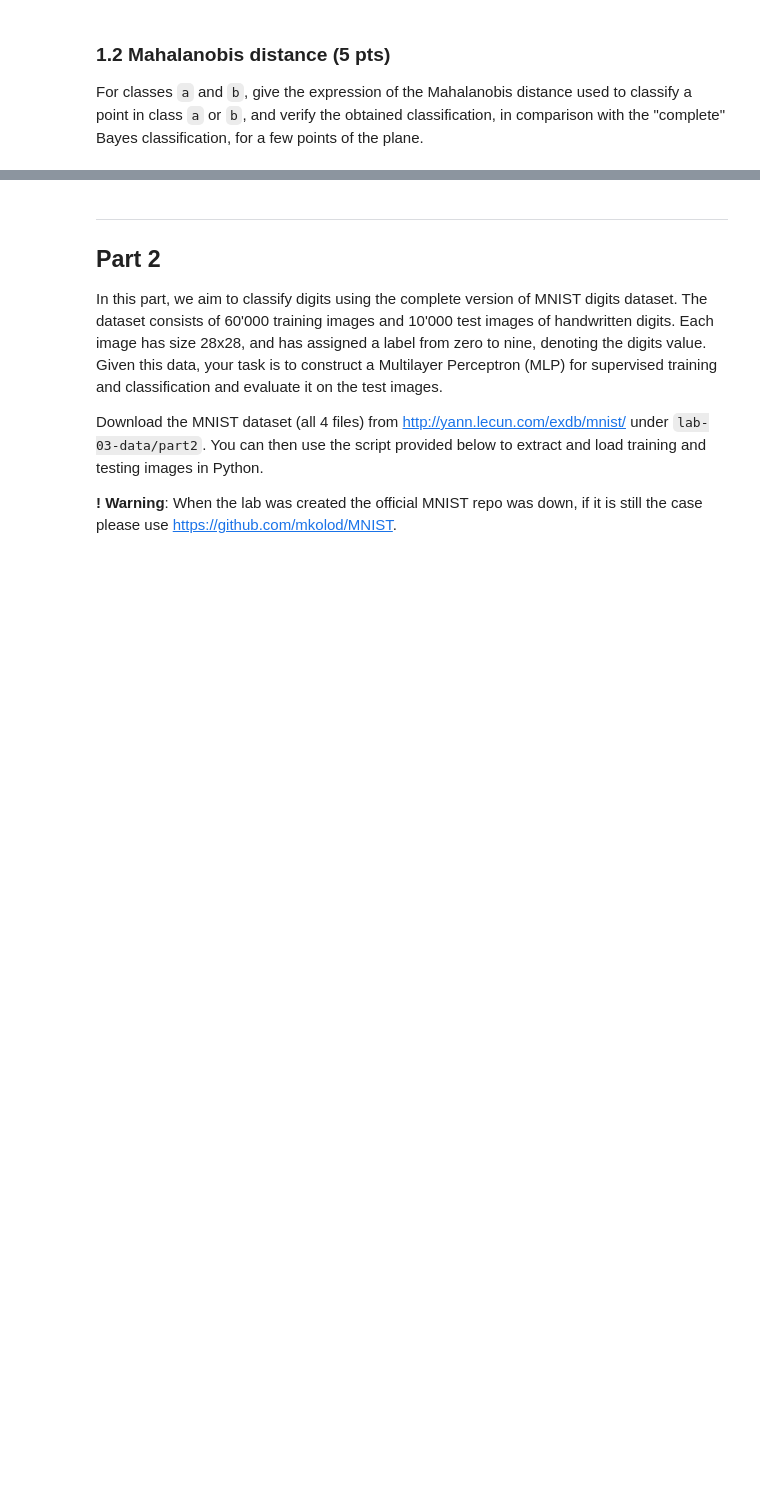
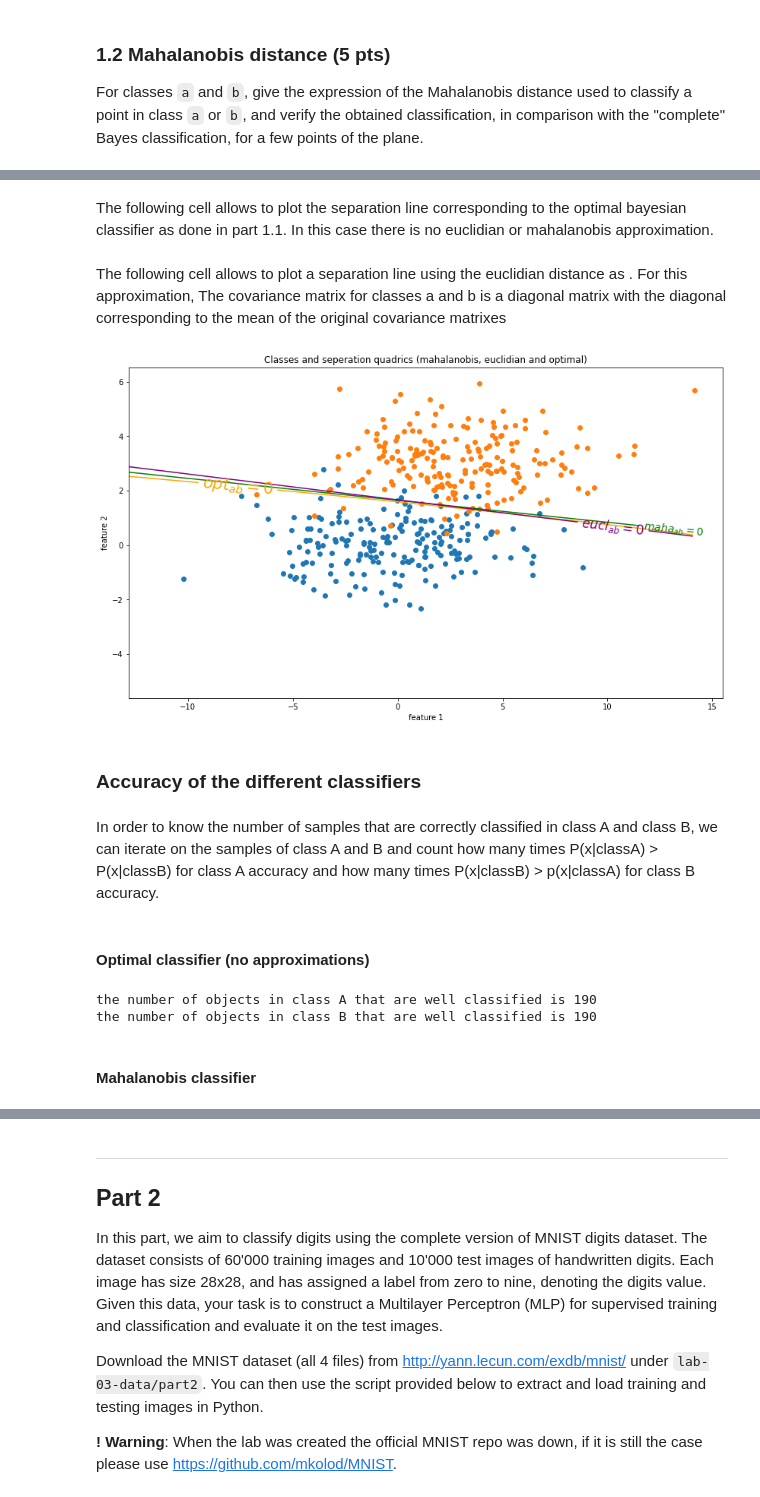
Before and after one commit to melina-chrys/IAPR-squad-lab, a Jupyter notebook: Lab3/lab_03_classification.ipynb, the cells around one changed output, grey strips where cells are left out. Drawn from its saved outputs; the diff is of its cells as text; code cells hidden in the pictures; blank space fills up the shorter version.

Commit message:
Complete part 1.2

```diff
--- a/Lab3/lab_03_classification.ipynb
+++ b/Lab3/lab_03_classification.ipynb
@@ -231,0 +232,6 @@ For classes `a` and `b`, give the expression of the Mahalanobis distance used to
+# %%
+def mahalanobis(x, mean, cov):
+    x = np.array(x)
+    mean = np.array(mean)
+    cov = np.array(cov)
+    return np.sqrt(np.dot(np.dot(np.transpose(x-mean), np.linalg.inv(cov)), x-mean))
@@ -231,0 +260,67 @@ For classes `a` and `b`, give the expression of the Mahalanobis distance used to
+# %% [markdown]
+The following cell allows to plot the separation line corresponding to the optimal bayesian classifier as done in part 1.1. In this case there is no euclidian or mahalanobis approximation.
+# %%
+g_a = [discriminant(x, mean_a, cov_a) for x in list(meshgrid_ab)]
+g_b = [discriminant(x, mean_b, cov_b) for x in list(meshgrid_ab)]
+g_ab = np.array(g_a)-np.array(g_b) # Optimal seperation curve to be plotted
+# %% [markdown]
+The following cell allows to plot a separation line using the euclidian distance as . For this approximation, The covariance matrix for classes a and b is a diagonal matrix with the diagonal corresponding to the mean of the original covariance matrixes
+# %%
+def euclidian(x, mean, cov):
+    x = np.array(x)
+    mean = np.array(mean)
+    cov = np.array(cov)
+    g = -0.5*np.dot(np.dot(np.transpose(x-mean), np.linalg.inv(cov)), x-mean) + math.log(1/(2*math.pi*(np.linalg.det(cov)**0.5)))
+    return g
+
+cov_ab_eucl = cov_ab_maha
+cov_ab_eucl[0,1] = 0
+cov_ab_eucl[1,0] = 0
+
+eucl_a = [euclidian(x, mean_a, cov_ab_eucl) for x in list(meshgrid_ab)]
+eucl_b = [discriminant(x, mean_b, cov_ab_eucl) for x in list(meshgrid_ab)]
+eucl_ab = np.array(eucl_a)-np.array(eucl_b) # Euclidien curve to be plotted
+# %%
+# This cell plots all the seperation lines
+plt.subplots(figsize=(14,8))
+plt.scatter(a[:,0], a[:,1])
+plt.scatter(b[:,0], b[:,1])
+plt.title("Classes and seperation quadrics (mahalanobis, euclidian and optimal)")
+plt.xlabel("feature 1")
+plt.ylabel("feature 2")
+
+maha_contour_ab = plt.contour(gridF1_maha, gridF2_maha, maha_ab.reshape(gridF1_maha.shape),0, colors = "green")
+g_contour_ab = plt.contour(gridF1_maha, gridF2_maha, g_ab.reshape(gridF1_maha.shape),0, colors = "orange")
+eucl_contour_ab = plt.contour(gridF1_maha, gridF2_maha, eucl_ab.reshape(gridF1_maha.shape),0, colors = "purple")
+
+plt.clabel(maha_contour_ab, inline=True, fmt='$maha_{ab} = 0$', fontsize=14)
+plt.clabel(g_contour_ab, inline=True, fmt='$opt_{ab} = 0$', fontsize=21)
+plt.clabel(eucl_contour_ab, inline=True, fmt='$eucl_{ab} = 0$', fontsize=17)
+plt.show()
+# %% [output]
+[figure, added]
+# %% [markdown]
+### Accuracy of the different classifiers
+# %% [markdown]
+In order to know the number of samples that are correctly classified in class A and class B, we can iterate on the samples of class A and B and count how many times P(x|classA) > P(x|classB) for class A accuracy and how many times P(x|classB) > p(x|classA) for class B accuracy.
+# %% [markdown]
+#### Optimal classifier (no approximations)
+# %%
+g_ab = []
+for i in range(a.shape[0]):
+    g = discriminant(list(a)[i], mean_a, cov_a) > discriminant(list(a)[i], mean_b, cov_b)
+    g_ab.append(g)
+
+print("the number of objects in class A that are well classified is", sum(g_ab))
+
+g_ba = []
+for i in range(b.shape[0]):
+    g = discriminant(list(b)[i], mean_b, cov_b) > discriminant(list(b)[i], mean_a, cov_a)
+    g_ba.append(g)
+
+print("the number of objects in class B that are well classified is", sum(g_ab))
+# %% [output]
+the number of objects in class A that are well classified is 190
+the number of objects in class B that are well classified is 190
+# %% [markdown]
+#### Mahalanobis classifier
```
Also changed, not shown: parts of 8 cells of this notebook.
